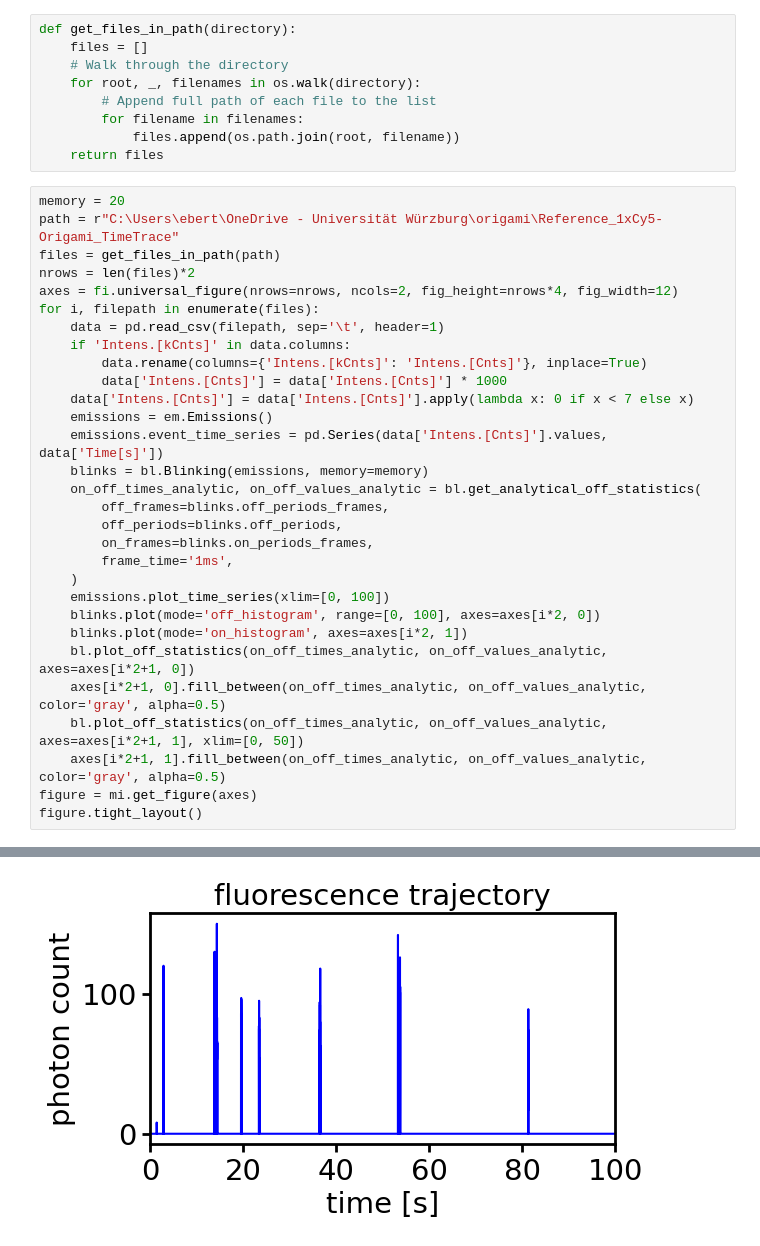
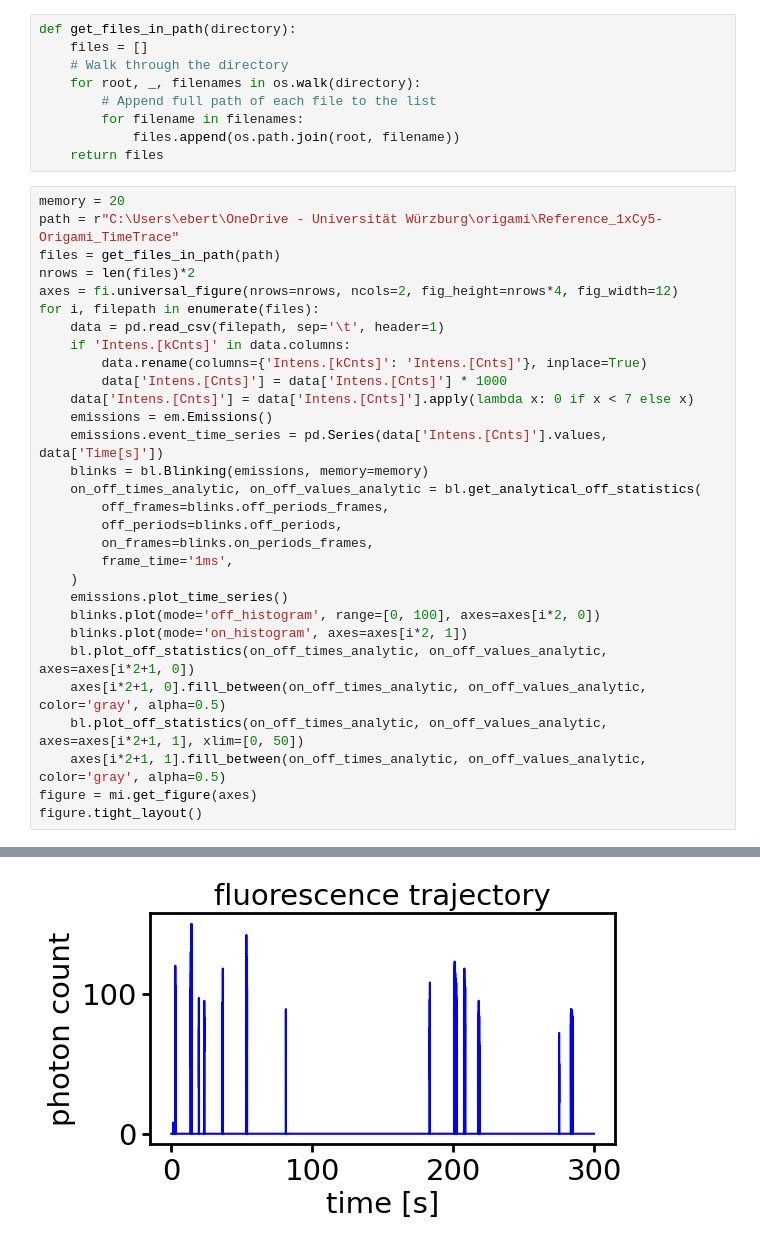
Before and after one commit to super-resolution/Fluopy, a Jupyter notebook: notebooks/cy5/experimental_data/DNA origami/ref.ipynb, the cells around one changed output, grey strips where cells are left out. Saved outputs shown, nothing was run; the diff lists cells and outputs as text.

```diff
--- a/notebooks/cy5/experimental_data/DNA origami/ref.ipynb
+++ b/notebooks/cy5/experimental_data/DNA origami/ref.ipynb
@@ -50,7 +50,7 @@ for i, filepath in enumerate(files):
         on_frames=blinks.on_periods_frames,
         frame_time='1ms',
     )
-    emissions.plot_time_series(xlim=[0, 100])
+    emissions.plot_time_series()
     blinks.plot(mode='off_histogram', range=[0, 100], axes=axes[i*2, 0])
     blinks.plot(mode='on_histogram', axes=axes[i*2, 1])
     bl.plot_off_statistics(on_off_times_analytic, on_off_values_analytic, axes=axes[i*2+1, 0])
@@ -71 +71 @@ figure.tight_layout()
-[figure, old version]
+[figure, new version]
```
Also changed, not shown: parts of 1 cell of this notebook, 6 other files.
